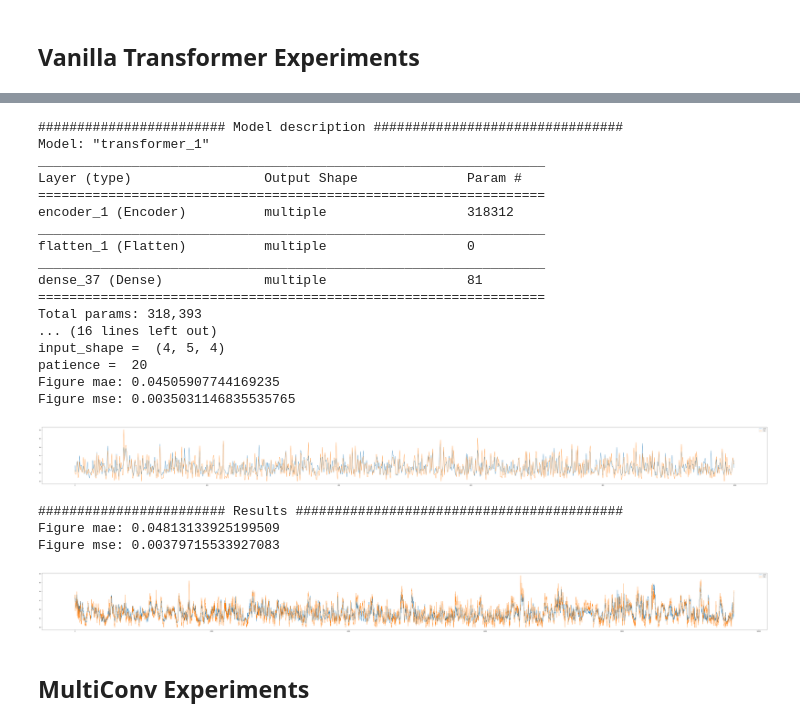
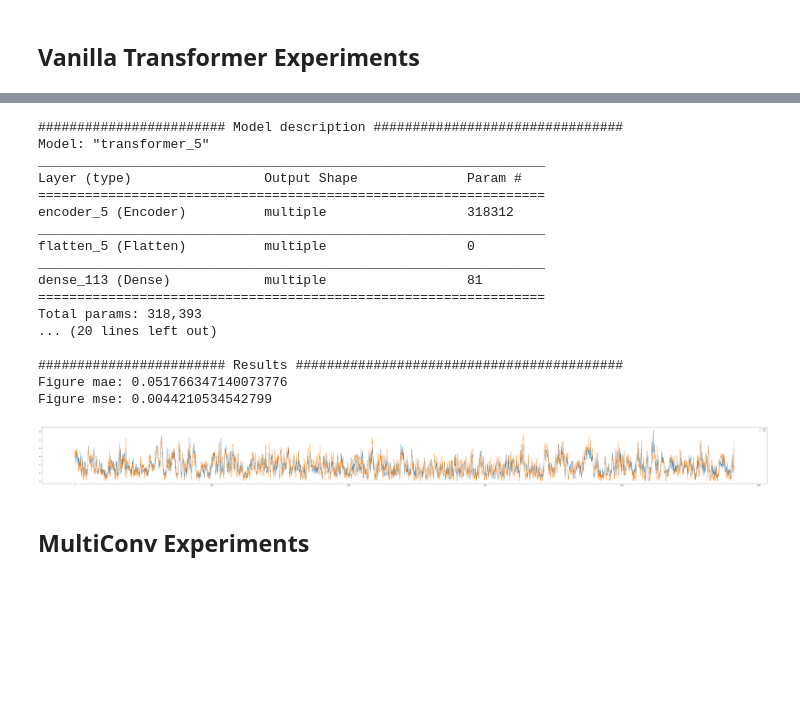
Before and after one commit to onurbil/TENT, a Jupyter notebook: notebooks/TT_All_models_experiments.ipynb, the cells around one changed output, grey strips where cells are left out. Cells and saved outputs as stored; diff of their text form; code cells hidden in the pictures; blank space fills up the shorter version.

Commit message:
Updated Denmark experiments notebook to play nice with the vanilla transformer.

```diff
--- a/notebooks/TT_All_models_experiments.ipynb
+++ b/notebooks/TT_All_models_experiments.ipynb
@@ -373,5 +369,12 @@ Xtr, Ytr, Xvalid, Yvalid, Xtest, Ytest = get_dataset(step, feature, y_city=city,
 # %%
-epoch = 20 # 20
+feature = 'wind'  # 'temp' or 'wind'
+step = 1  # 1=6h, 2=12h, 3=18h, 4=24h
+city = 2  # None=all or 0, 1, 2
+
+prediction_time = step * 6
+
+epoch = 200 # 20
+patience = 20
 
 # learning_rate = 0.0001
 warmup_steps = 50
@@ -384,9 +387,9 @@ dense_units = 512
 batch_size = 16 * 8
 dropout_rate = 0.01
 num_layers = 3
-patience = 20
 initializer = 'RandomNormal'
 
+Xtr, Ytr, Xvalid, Yvalid, Xtest, Ytest = get_dataset(step, feature, y_city=city, valid_split=1024)
 Xtr_flat, Xtest_flat, Xvalid_flat = to_flatten_dataset(Xtr, Xtest, Xvalid)
 
 input_length = Xtr_flat.shape[1]
@@ -394,6 +397,7 @@ input_size = Xtr_flat.shape[2]
 output_size = Ytr.shape[-1]
 
 Xtr_flat, Ytr = reshape_to_batches(Xtr_flat, Ytr, batch_size)
+Xvalid_flat, Yvalid = reshape_to_batches(Xvalid_flat, Yvalid, batch_size)
 
 print(f'Xtr: {Xtr_flat.shape}')
 print(f'Ytr: {Ytr.shape}')
@@ -408,10 +412,18 @@ optimizer = kr.optimizers.Adam(learning_rate, beta_1=0.9, beta_2=0.98, epsilon=1
 
 model = vt.Transformer(input_size, num_layers, d_model, head_num, dense_units, input_length, output_size,
                               rate=dropout_rate)
+model.compile()
+
+early_stopping = kr.callbacks.EarlyStopping(monitor='val_loss',
+                                            patience=patience,
+                                            restore_best_weights=True,
+                                            verbose = 1)
+
 model.fit(Xtr_flat, Ytr,
+          validation_data=(Xvalid_flat, Yvalid),
           epochs=epoch,
           optimizer=optimizer,
-          loss=kr.losses.MeanSquaredError(),
+          loss=kr.losses.MeanAbsoluteError(),
           metrics={'mse': kr.metrics.mse, 'mae': kr.metrics.mae},
-          callbacks=None)
+          callbacks=[early_stopping])
 # %% [output]
@@ -439,49 +452,45 @@ print("Feature = ", feature)
 print("Input_length = ", input_length)
 print("Epoch = ", epoch)
 print("warmup_steps = ", warmup_steps)
 print("factor1 = ", factor1)
 print("factor2 = ", factor2)
 
 print("LR = ", learning_rate)
 print("Head_num = ", head_num)
 print("d_model = ", d_model)
 print("dense_units = ", dense_units)
 print("batch_size = ", batch_size)
 
 print("num_examples = ", Xtr.shape[0])
 print("num_valid_examples = ", Xvalid.shape[0])
 print("input_shape = ", Xtr.shape[1:])
 print("patience = ", patience)
 
-pred = model.predict(Xvalid_flat)[0]
-plot_predictions(Yvalid, pred)
+# pred = model.predict(Xvalid_flat)[0]
+# plot_predictions(Yvalid, pred)
 
 print("\n\n######################## Results ##########################################")
 pred = model.predict(Xtest_flat)[0]
 plot_predictions(Ytest, pred)
 # %% [output]
 ######################## Model description ################################
-Model: "transformer_1"
+Model: "transformer_5"
 _________________________________________________________________
 Layer (type)                 Output Shape              Param #
 =================================================================
-encoder_1 (Encoder)          multiple                  318312
+encoder_5 (Encoder)          multiple                  318312
 _________________________________________________________________
-flatten_1 (Flatten)          multiple                  0
+flatten_5 (Flatten)          multiple                  0
 _________________________________________________________________
-dense_37 (Dense)             multiple                  81
+dense_113 (Dense)            multiple                  81
 =================================================================
 Total params: 318,393
-... (16 lines left out)
-input_shape =  (4, 5, 4)
-patience =  20
-Figure mae: 0.04505907744169235
-Figure mse: 0.0035031146835535765
+... (20 lines left out)
+
+######################## Results ##########################################
+Figure mae: 0.051766347140073776
+Figure mse: 0.0044210534542799
-[figure, old version]
+[figure, new version]
-######################## Results ##########################################
-Figure mae: 0.04813133925199509
-Figure mse: 0.00379715533927083
-[figure, removed]
 # %% [markdown]
 ## MultiConv Experiments
 # %%
```
Also changed, not shown: parts of 8 cells of this notebook.
